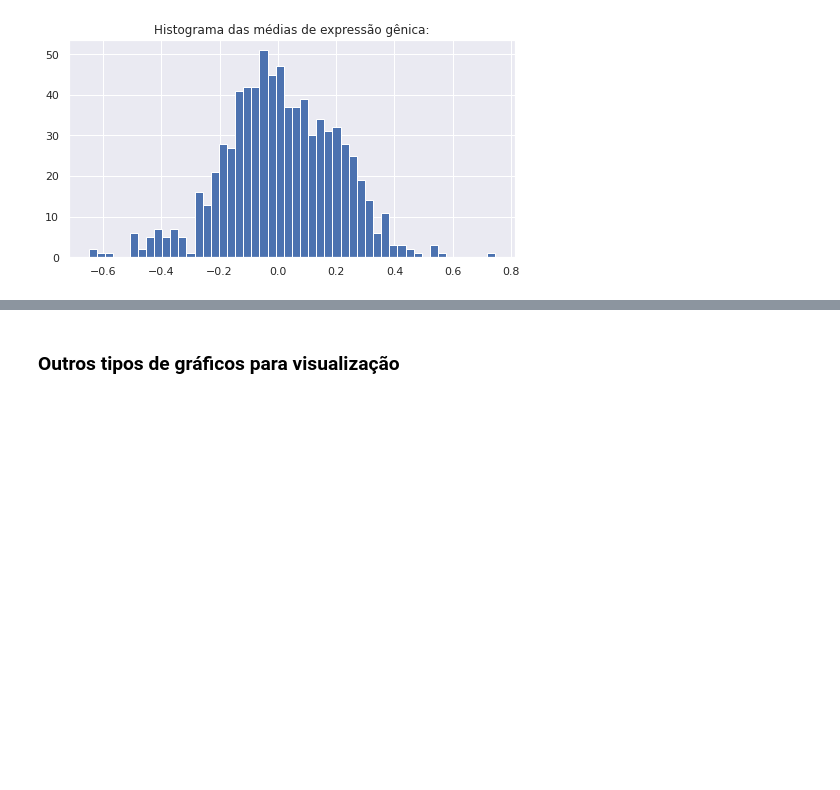
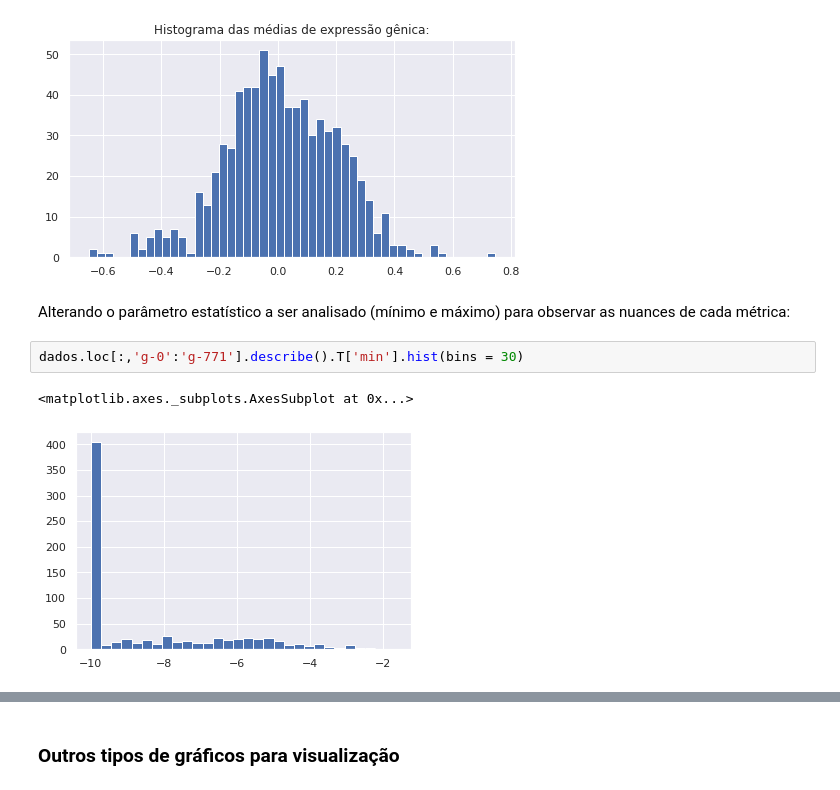
Before and after one commit to jessicasilvacodes/imersao-dados-3-alura, a Jupyter notebook: imersao_dados_alura.ipynb, the cells around one changed output, grey strips where cells are left out. Saved outputs shown, nothing was run; the diff lists cells and outputs as text; blank space fills up the shorter version.

```diff
--- a/imersao_dados_alura.ipynb
+++ b/imersao_dados_alura.ipynb
@@ -348,3 +367,10 @@ ax.set_title('Histograma das médias de expressão gênica:')
 plt.show()
 # %% [output]
 [figure]
+# %% [markdown]
+Alterando o parâmetro estatístico a ser analisado (mínimo e máximo) para observar as nuances de cada métrica:
+# %%
+dados.loc[:,'g-0':'g-771'].describe().T['min'].hist(bins = 30)
+# %% [output]
+<matplotlib.axes._subplots.AxesSubplot at 0x...>
+[figure, added]
```
Also changed, not shown: parts of 36 cells of this notebook.
